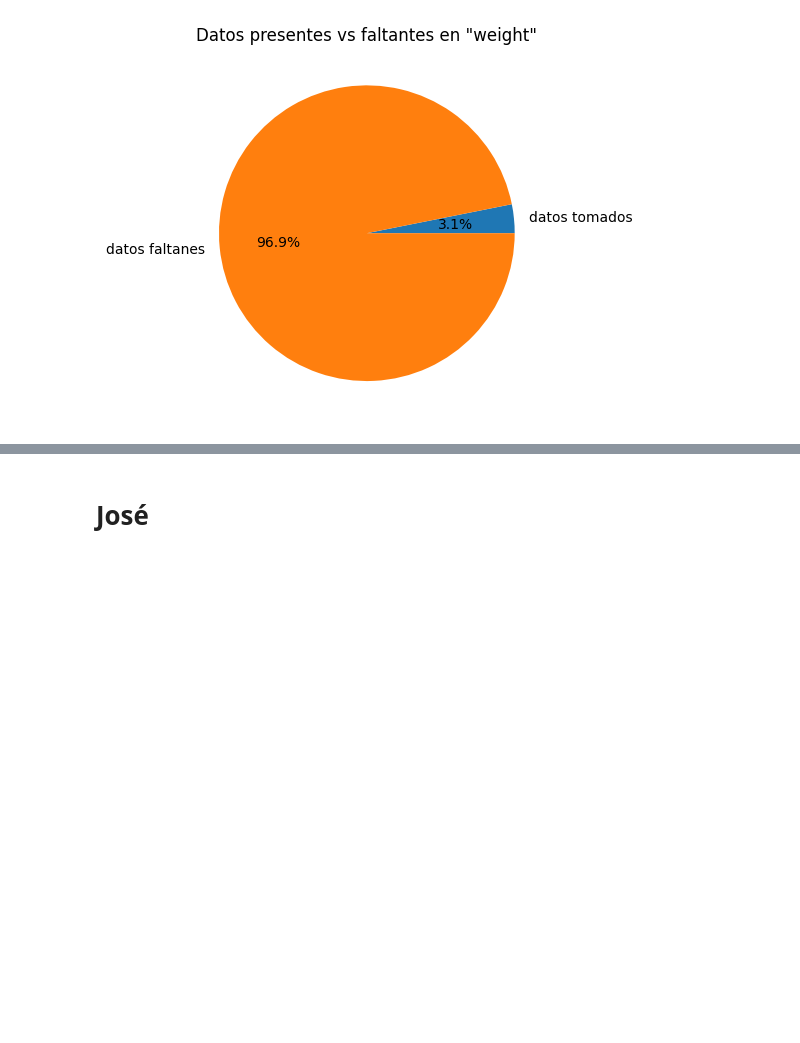
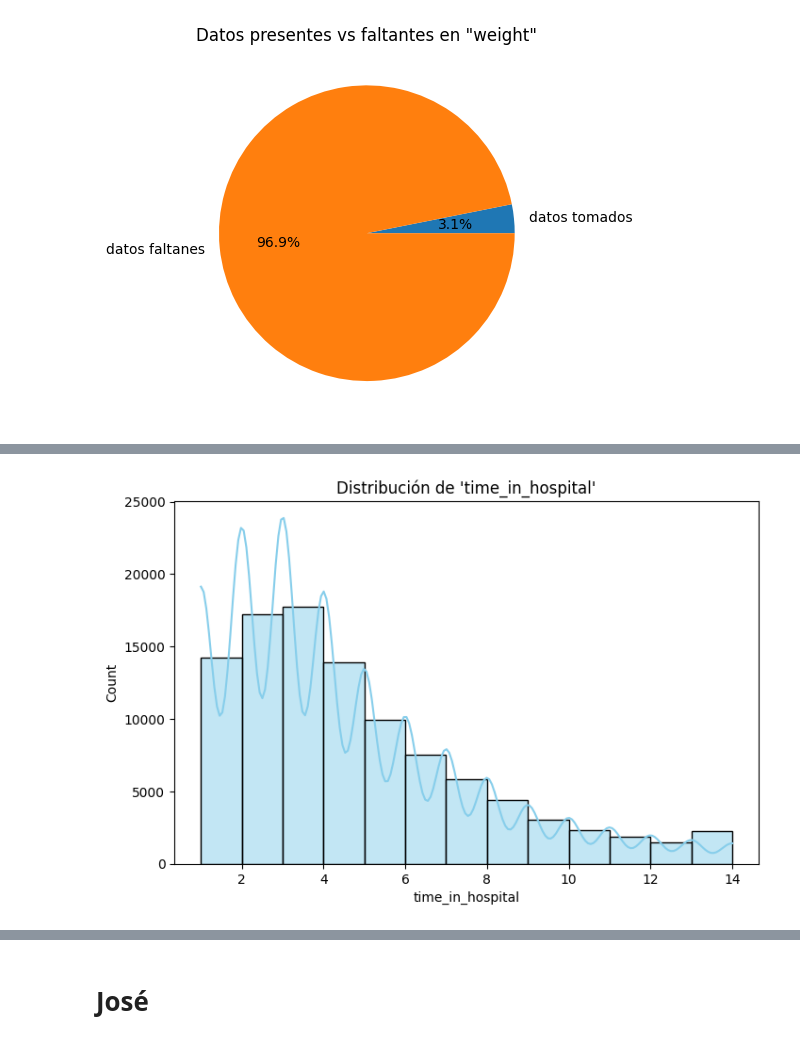
Before and after one commit to LasciaStare/MachineLearning, a Jupyter notebook: EDA.ipynb, the cells around one changed output, grey strips where cells are left out. Cells and saved outputs as stored; diff of their text form; code cells hidden in the pictures; blank space fills up the shorter version.

Commit message:
Actu EDA variables: time_hospital y insulin

```diff
--- a/EDA.ipynb
+++ b/EDA.ipynb
@@ -182,0 +196,17 @@ plt.show()
+# %%
+plt.figure(figsize=(8,5))
+
+# Histograma
+sns.histplot(df['time_in_hospital'],
+             bins=range(df['time_in_hospital'].min(), df['time_in_hospital'].max() + 1),
+             kde=True,
+             color='skyblue',
+             edgecolor='black')
+
+plt.title("Distribución de 'time_in_hospital'")
+plt.xlabel="Días en el hospital"
+plt.ylabel="Frecuencia"
+plt.grid(False)
+plt.show()
+# %% [output]
+[figure, added]
```
Also changed, not shown: parts of 6 cells of this notebook.
